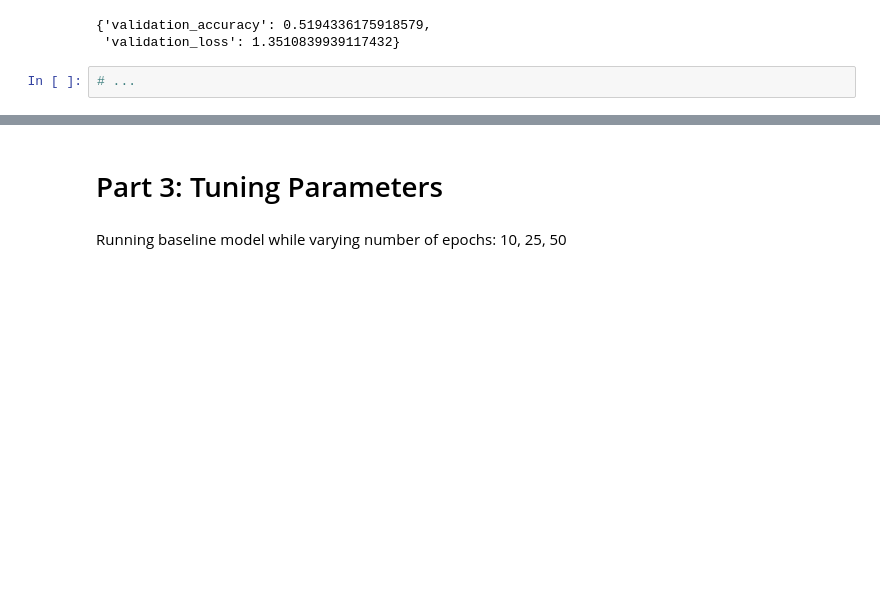
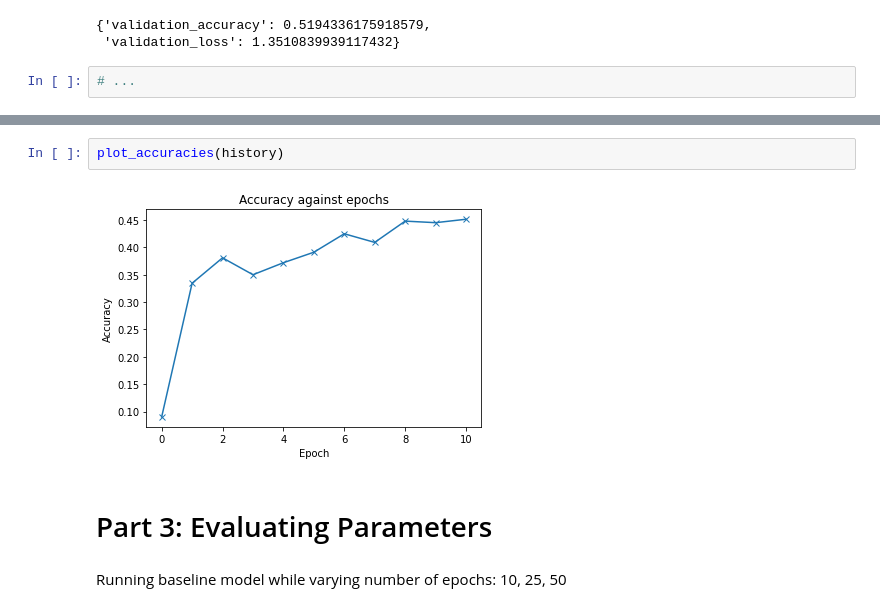
Before and after one commit to EamonnOCearnaigh/NeuralNetworks, a Jupyter notebook: Task 4.ipynb, the cells around one changed output, grey strips where cells are left out. Drawn from its saved outputs; the diff is of its cells as text; blank space fills up the shorter version.

```diff
--- a/Task 4.ipynb
+++ b/Task 4.ipynb
@@ -403,5 +529,9 @@ validate_model(model, testing_loader)
+# %%
+plot_accuracies(history)
+# %% [output]
+[figure, added]
 # %% [markdown]
-# Part 3: Tuning Parameters
+# Part 3: Evaluating Parameters
 # %% [markdown]
 Running baseline model while varying number of epochs: 10, 25, 50
 # %%
```
Also changed, not shown: parts of 67 cells of this notebook.
